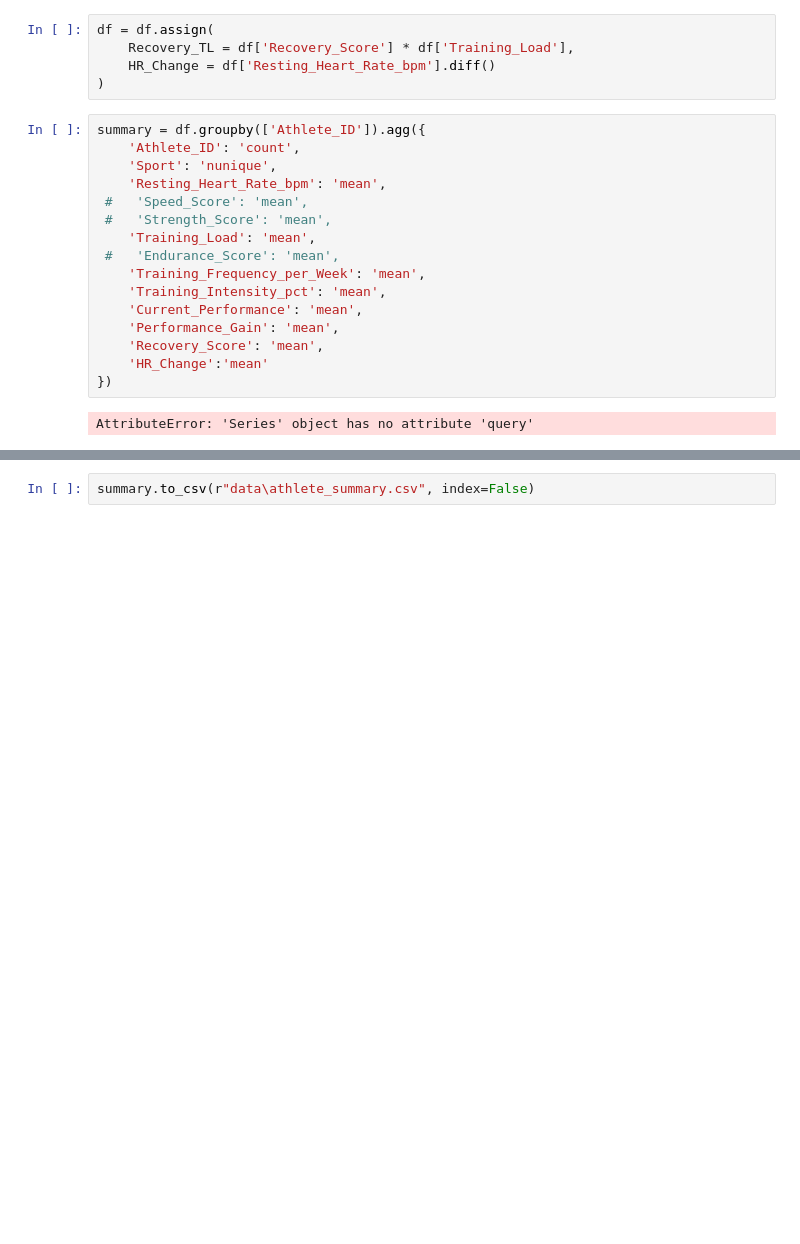
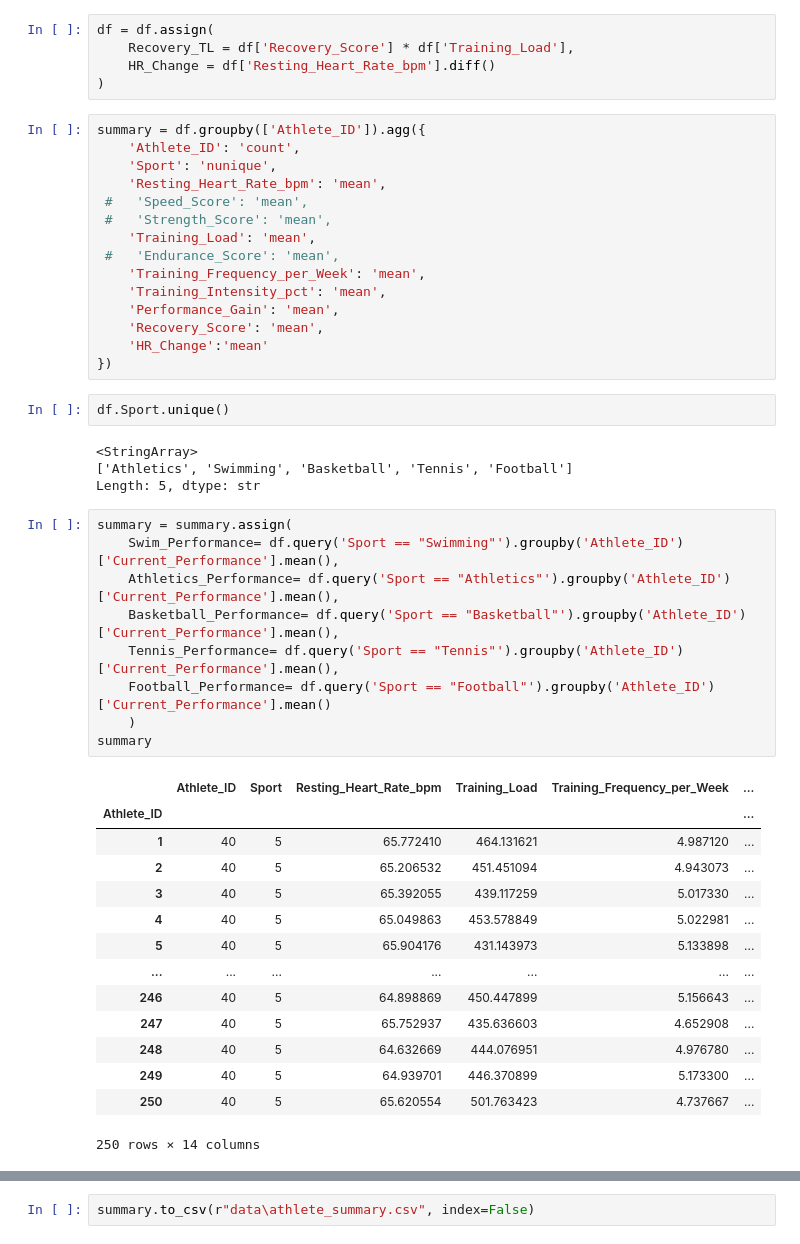
Before and after one commit to izzyrippon/athlete-clustering, a Jupyter notebook: clustering/eda.ipynb, the cells around one changed output, grey strips where cells are left out. Cells and saved outputs as stored; diff of their text form; blank space fills up the shorter version.

Commit message:
separating performance summary by sport

```diff
--- a/clustering/eda.ipynb
+++ b/clustering/eda.ipynb
@@ -129,13 +129,40 @@ summary = df.groupby(['Athlete_ID']).agg({
  #   'Endurance_Score': 'mean',
     'Training_Frequency_per_Week': 'mean',
     'Training_Intensity_pct': 'mean',
-    'Current_Performance': 'mean',
     'Performance_Gain': 'mean',
     'Recovery_Score': 'mean',
     'HR_Change':'mean'
 })
-# %% [output]
-AttributeError: 'Series' object has no attribute 'query'
+# %%
+df.Sport.unique()
+# %% [output]
+<StringArray>
+['Athletics', 'Swimming', 'Basketball', 'Tennis', 'Football']
+Length: 5, dtype: str
+# %%
+summary = summary.assign(
+    Swim_Performance= df.query('Sport == "Swimming"').groupby('Athlete_ID')['Current_Performance'].mean(),
+    Athletics_Performance= df.query('Sport == "Athletics"').groupby('Athlete_ID')['Current_Performance'].mean(),
+    Basketball_Performance= df.query('Sport == "Basketball"').groupby('Athlete_ID')['Current_Performance'].mean(),
+    Tennis_Performance= df.query('Sport == "Tennis"').groupby('Athlete_ID')['Current_Performance'].mean(),
+    Football_Performance= df.query('Sport == "Football"').groupby('Athlete_ID')['Current_Performance'].mean()
+    )
+summary
+# %% [output]
+|  | Athlete_ID | Sport | Resting_Heart_Rate_bpm | Training_Load | Training_Frequency_per_Week | ... |
+| Athlete_ID |  |  |  |  |  | ... |
+| 1 | 40 | 5 | 65.772410 | 464.131621 | 4.987120 | ... |
+| 2 | 40 | 5 | 65.206532 | 451.451094 | 4.943073 | ... |
+| 3 | 40 | 5 | 65.392055 | 439.117259 | 5.017330 | ... |
+| 4 | 40 | 5 | 65.049863 | 453.578849 | 5.022981 | ... |
+| 5 | 40 | 5 | 65.904176 | 431.143973 | 5.133898 | ... |
+| ... | ... | ... | ... | ... | ... | ... |
+| 246 | 40 | 5 | 64.898869 | 450.447899 | 5.156643 | ... |
+| 247 | 40 | 5 | 65.752937 | 435.636603 | 4.652908 | ... |
+| 248 | 40 | 5 | 64.632669 | 444.076951 | 4.976780 | ... |
+| 249 | 40 | 5 | 64.939701 | 446.370899 | 5.173300 | ... |
+| 250 | 40 | 5 | 65.620554 | 501.763423 | 4.737667 | ... |
+250 rows × 14 columns
 # %%
 fig = px.scatter_matrix(summary,
                   dimensions=['Resting_Heart_Rate_bpm',
```
Also changed, not shown: parts of 1 cell of this notebook, 1 other file.
